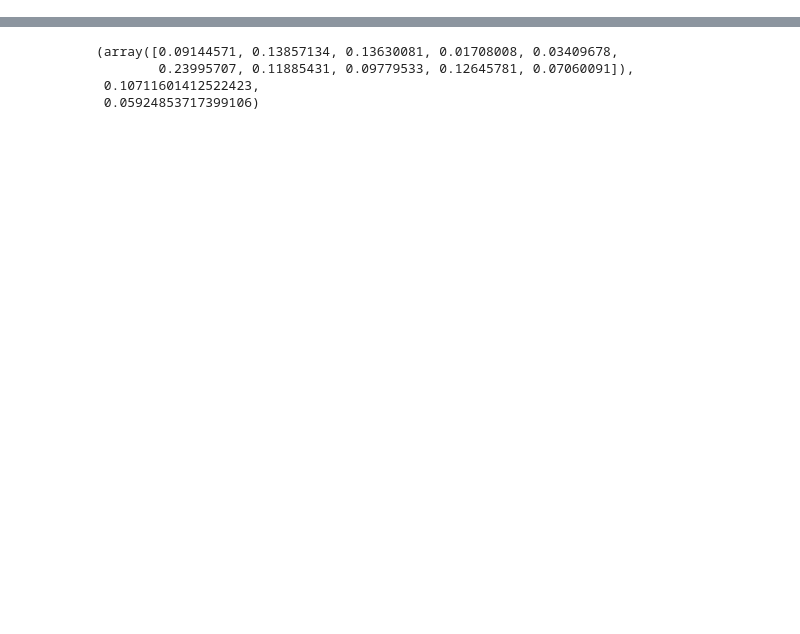
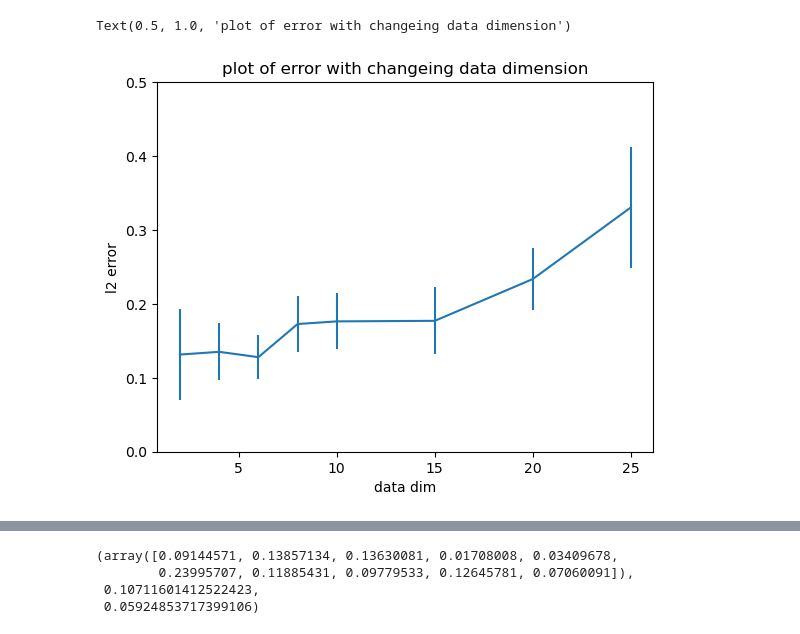
Before and after one commit to monarsan/robust-GAN, a Jupyter notebook: work/main/grad_plot.ipynb, the cells around one changed output, grey strips where cells are left out. Saved outputs shown, nothing was run; the diff lists cells and outputs as text; code cells hidden in the pictures; blank space fills up the shorter version.

```diff
--- a/work/main/grad_plot.ipynb
+++ b/work/main/grad_plot.ipynb
@@ -5,0 +21,15 @@ import seaborn as sns
+# %%
+dim = [2 * i for i in range(1,6)]
+dim = dim + [15, 20, 25]
+loss = [0.1314519, 0.1351396, 0.127899696697, 0.172746410669,
+        0.176335236369, 0.177069195508, 0.23363757,   0.3305367776498112]
+std = [0.0612, 0.0383416, 0.030100317,
+       0.0381205198135, 0.0379344232, 0.045520850, 0.0425008611 ,  0.0823358510985386]
+plt.ylim(0, 0.5)
+plt.errorbar(dim, loss, std)
+plt.xlabel('data dim')
+plt.ylabel('l2 error')
+plt.title('plot of error with changeing data dimension')
+# %% [output]
+Text(0.5, 1.0, 'plot of error with changeing data dimension')
+[figure, added]
```
Also changed, not shown: parts of 5 cells of this notebook, 2 other files.
